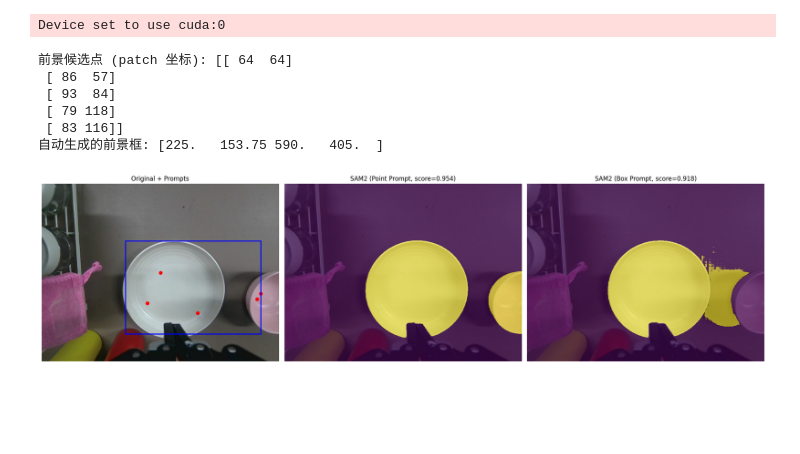
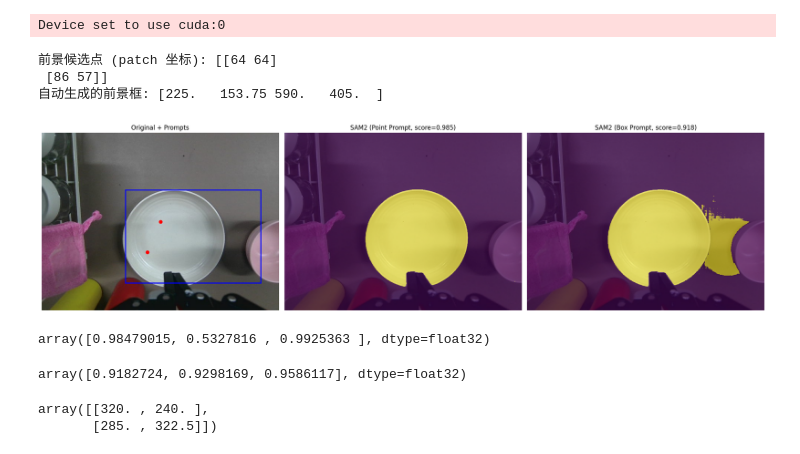
Before and after one commit to Cosmo-klara/DINOv3_SAM2, a Jupyter notebook: dinov3_sam2/dinov3+sam2.ipynb, the cells around one changed output. Drawn from its saved outputs; the diff is of its cells as text; code cells hidden in the pictures; blank space fills up the shorter version.

```diff
--- a/dinov3_sam2/dinov3+sam2.ipynb
+++ b/dinov3_sam2/dinov3+sam2.ipynb
@@ -77,21 +18,4 @@ plt.show()
 # %%
-import torch
-import os
-import math
-from transformers import pipeline
-from PIL import Image
-import numpy as np
-from sklearn.metrics.pairwise import cosine_similarity
-from skimage.feature import peak_local_max
-import matplotlib.pyplot as plt
-
-image_path = "./img/test1.png"
-image = Image.open(image_path).convert("RGB")
-
-MODEL_DIR = "./models"
-os.makedirs(MODEL_DIR, exist_ok=True)
-os.environ['HF_HOME'] = MODEL_DIR
-
 feature_extractor = pipeline(
     model="./models/dinov3-vith16plus-pretrain-lvd1689m",
     task="image-feature-extraction",
@@ -108,6 +32,8 @@ num_special_tokens = num_tokens - num_patches_guess
 patch_features = features[num_special_tokens:, :]  # 去掉 [CLS] 等特殊 token
 
 # 选择种子 patch（这里选中间的一个 patch）
+# 理想中的话，最好能在这里融合语义信息来选择patch(选择需要操作的物体)
+# 也就是说，seed_idx 作为语义输入的点，选择这个点
 seed_idx = (h // 2) * w + (w // 2)
 seed_vec = patch_features[seed_idx].unsqueeze(0).numpy()  # (1, dim)
 
@@ -115,14 +41,15 @@ seed_vec = patch_features[seed_idx].unsqueeze(0).numpy()  # (1, dim)
 sims = cosine_similarity(seed_vec, patch_features.numpy())[0]
 sim_map = sims.reshape(h, w)
 
-# 取相似度高的点
-peak_coords = peak_local_max(sim_map, min_distance=3, threshold_abs=0.5)
+# 取相似度高的点(>0.5), 防止在同一区域检测到多个相邻的峰值点
+peak_coords = peak_local_max(sim_map, min_distance=3, threshold_abs=0.8)
 print("前景候选点 (patch 坐标):", peak_coords)
 
 # 映射回原图坐标
 scale_x = image.size[0] / w
 scale_y = image.size[1] / h
 prompt_points = np.array([[x * scale_x, y * scale_y] for y, x in peak_coords])
+
 
 mask_thresh = sim_map > 0.6
 ys, xs = np.where(mask_thresh)
@@ -147,7 +74,7 @@ sam2_model = build_sam2(model_cfg, sam2_checkpoint, device=device)
 predictor = SAM2ImagePredictor(sam2_model)
 predictor.set_image(image)
 
-# 用点提示
+# 点提示
 if len(prompt_points) > 0:
     masks_points, scores_points, _ = predictor.predict(
         point_coords=prompt_points,
@@ -157,7 +84,7 @@ if len(prompt_points) > 0:
 else:
     masks_points, scores_points = [], []
 
-# 用框提示
+# 框提示
 if prompt_box is not None:
     masks_box, scores_box, _ = predictor.predict(
         box=prompt_box[None, :],
@@ -171,36 +98,46 @@ fig, axes = plt.subplots(1, 3, figsize=(20, 8))
 # 原图 + 提示
 axes[0].imshow(image)
 if len(prompt_points) > 0:
     axes[0].scatter(prompt_points[:, 0], prompt_points[:, 1], c='red', s=40)
 if prompt_box is not None:
     x0, y0, x1, y1 = prompt_box
     rect = plt.Rectangle((x0, y0), x1-x0, y1-y0, fill=False, edgecolor='blue', linewidth=2)
     axes[0].add_patch(rect)
 axes[0].set_title("Original + Prompts")
 axes[0].axis('off')
 
 # 点提示结果
 if len(masks_points) > 0:
     axes[1].imshow(image)
     axes[1].imshow(masks_points[0], alpha=0.6)
     axes[1].set_title(f"SAM2 (Point Prompt, score={scores_points[0]:.3f})")
     axes[1].axis('off')
 
 # 框提示结果
 if len(masks_box) > 0:
     axes[2].imshow(image)
     axes[2].imshow(masks_box[0], alpha=0.6)
     axes[2].set_title(f"SAM2 (Box Prompt, score={scores_box[0]:.3f})")
     axes[2].axis('off')
 
 plt.tight_layout()
 plt.show()
 # %% [output]
 Device set to use cuda:0
-前景候选点 (patch 坐标): [[ 64  64]
- [ 86  57]
- [ 93  84]
- [ 79 118]
- [ 83 116]]
+前景候选点 (patch 坐标): [[64 64]
+ [86 57]]
 自动生成的前景框: [225.   153.75 590.   405.  ]
-[figure, old version]
+[figure, new version]
+# %%
+scores_points
+# %% [output]
+array([0.98479015, 0.5327816 , 0.9925363 ], dtype=float32)
+# %%
+scores_box
+# %% [output]
+array([0.9182724, 0.9298169, 0.9586117], dtype=float32)
+# %%
+prompt_points
+# %% [output]
+array([[320. , 240. ],
+       [285. , 322.5]])
```
Also changed, not shown: parts of 4 cells of this notebook, 4 other files.
